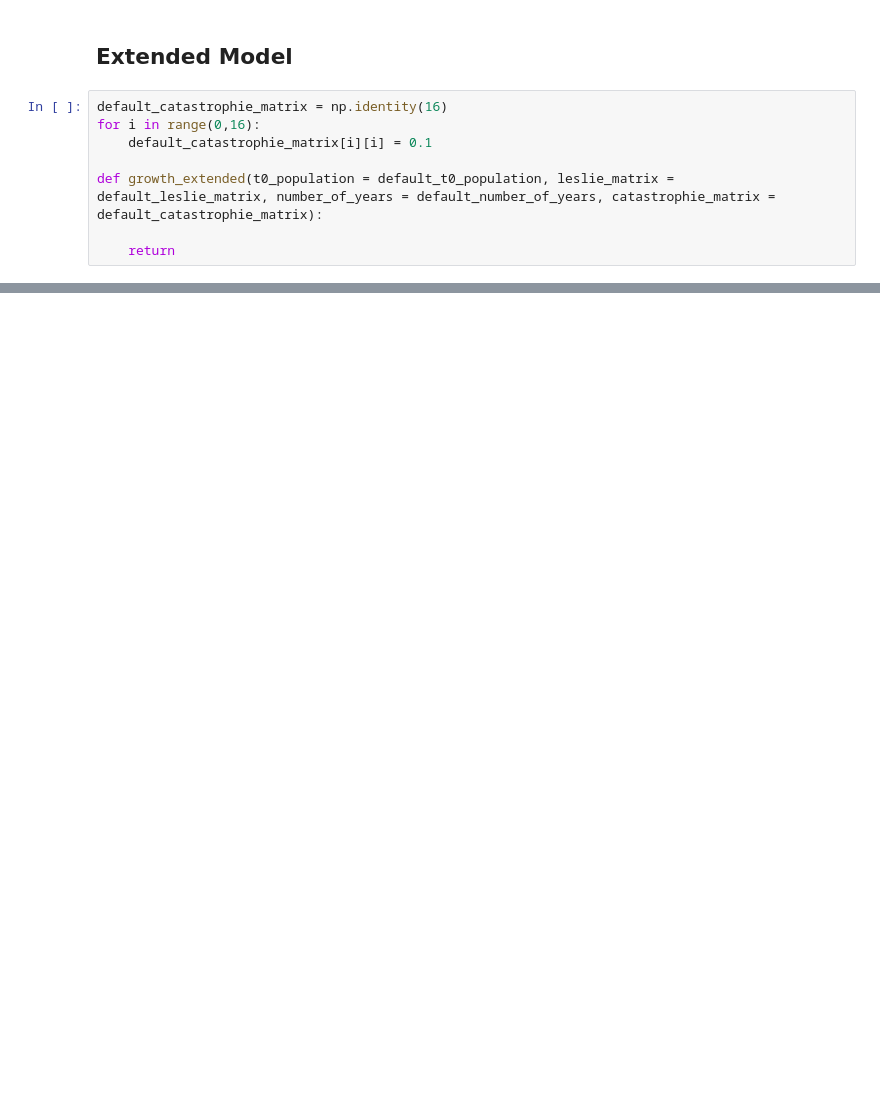
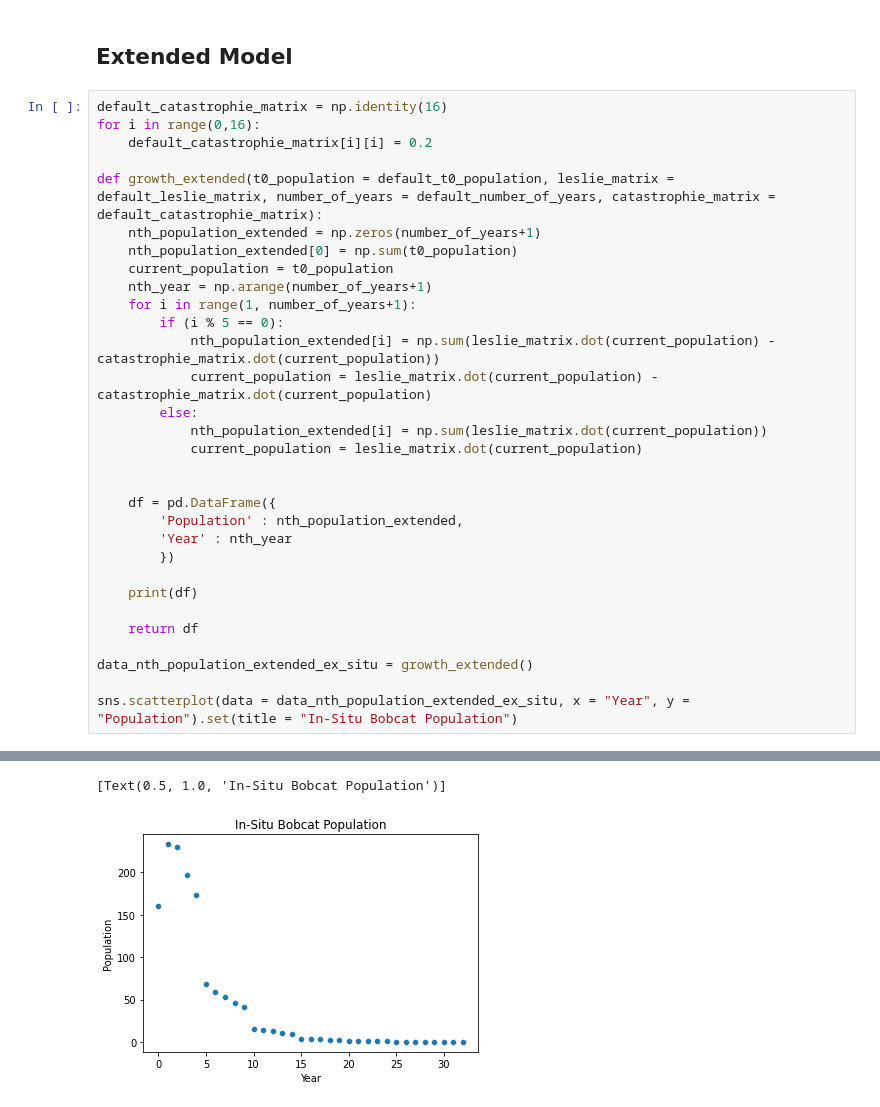
Before and after one commit to AlienVisitor/Math-3MB3, a Jupyter notebook: finalproject.ipynb, the cells around one changed output, grey strips where cells are left out. Saved outputs shown, nothing was run; the diff lists cells and outputs as text; blank space fills up the shorter version.

```diff
--- a/finalproject.ipynb
+++ b/finalproject.ipynb
@@ -118,10 +118,34 @@ sns.scatterplot(data = data_nth_population_extended, x = "Population", y = "Year
 # %% [markdown]
 ## Extended Model
-# %%
-default_catastrophie_matrix = np.identity(16)
-for i in range(0,16):
-    default_catastrophie_matrix[i][i] = 0.1
-
-def growth_extended(t0_population = default_t0_population, leslie_matrix = default_leslie_matrix, number_of_years = default_number_of_years, catastrophie_matrix = default_catastrophie_matrix):
-
-    return
+# %%
+default_catastrophie_matrix = np.identity(16)
+for i in range(0,16):
+    default_catastrophie_matrix[i][i] = 0.2
+
+def growth_extended(t0_population = default_t0_population, leslie_matrix = default_leslie_matrix, number_of_years = default_number_of_years, catastrophie_matrix = default_catastrophie_matrix):
+    nth_population_extended = np.zeros(number_of_years+1)
+    nth_population_extended[0] = np.sum(t0_population)
+    current_population = t0_population
+    nth_year = np.arange(number_of_years+1)
+    for i in range(1, number_of_years+1):
+        if (i % 5 == 0):
+            nth_population_extended[i] = np.sum(leslie_matrix.dot(current_population) - catastrophie_matrix.dot(current_population))
+            current_population = leslie_matrix.dot(current_population) - catastrophie_matrix.dot(current_population)
+        else:
+            nth_population_extended[i] = np.sum(leslie_matrix.dot(current_population))
+            current_population = leslie_matrix.dot(current_population)
+
+
+    df = pd.DataFrame({
+        'Population' : nth_population_extended,
+        'Year' : nth_year
+        })
+
+    print(df)
+
+    return df
+
+data_nth_population_extended_ex_situ = growth_extended()
+
+sns.scatterplot(data = data_nth_population_extended_ex_situ, x = "Year", y = "Population").set(title = "In-Situ Bobcat Population")
+# %% [output]
@@ -127,0 +169,2 @@ def growth_extended(t0_population = default_t0_population, leslie_matrix = defau
+[Text(0.5, 1.0, 'In-Situ Bobcat Population')]
+[figure, added]
```
Also changed, not shown: parts of 5 cells of this notebook.
